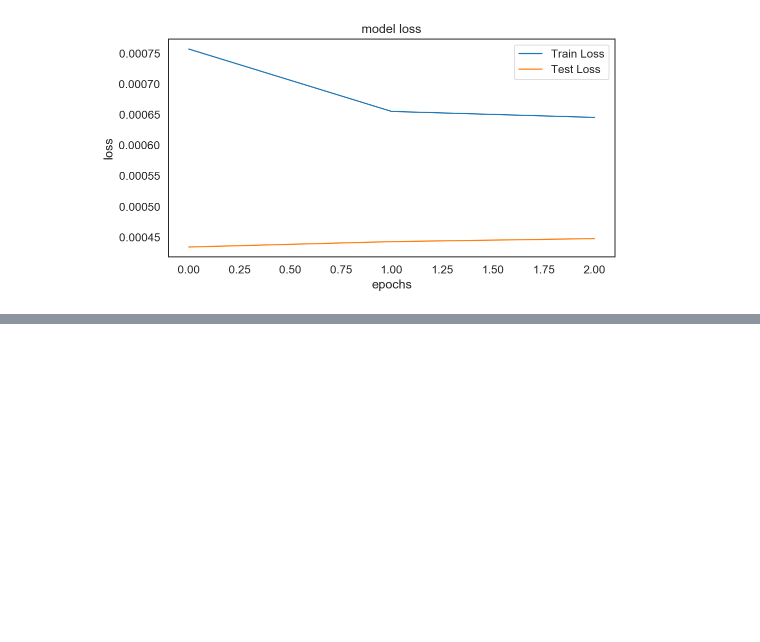
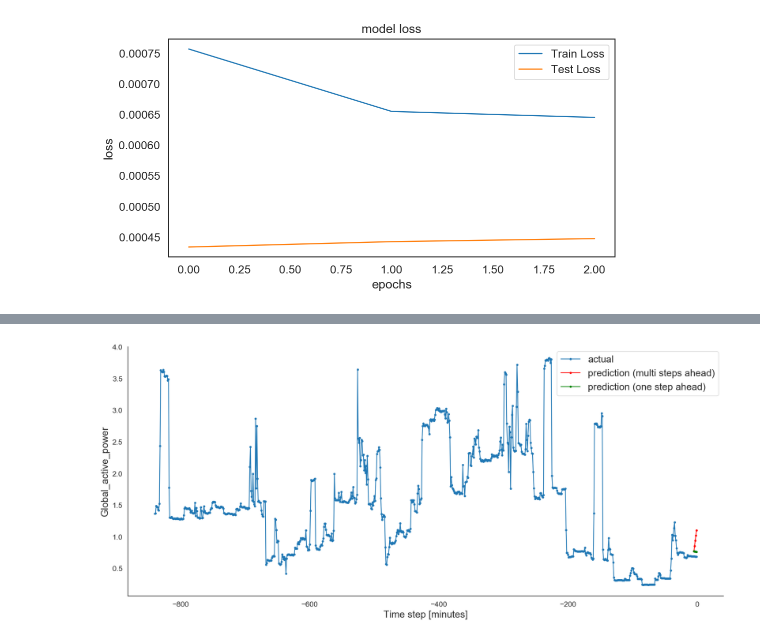
Before and after one commit to mariuszrokita/machine-learning-with-python, a Jupyter notebook: notebooks/time series/LSTM Time Series Power Consumption.ipynb, the cells around one changed output, grey strips where cells are left out. Saved outputs shown, nothing was run; the diff lists cells and outputs as text; code cells hidden in the pictures; blank space fills up the shorter version.

```diff
--- a/notebooks/time series/LSTM Time Series Power Consumption.ipynb
+++ b/notebooks/time series/LSTM Time Series Power Consumption.ipynb
@@ -552,0 +563,39 @@ plt.show();
+# %%
+time_steps_ahead = -5
+
+Y_multiple_time_steps_pred = []
+X_multiple_time_steps_pred = X_test[time_steps_ahead].reshape(1,1,30)
+
+for i in range(time_steps_ahead, 0):
+    #print(f"--- iter: ", i)
+    #print(X_multiple_time_steps_pred)
+    y_pred = model.predict(X_multiple_time_steps_pred)
+    #print(y_pred)
+    # add prediction to collection
+    Y_multiple_time_steps_pred.append(y_pred[0][0])
+    #print(Y_multiple_time_steps_pred)
+    # construct new vector X for prediction
+    X_multiple_time_steps_pred = np.roll(X_multiple_time_steps_pred, (0,0,-1)) # shift by one to the left
+    X_multiple_time_steps_pred[0][0][29] = y_pred[0][0]
+    #print(X_multiple_time_steps_pred)
+# %%
+plt.figure(figsize=(14,6))
+plt.plot(range(-840,0), Y_test[0][-840:], marker='.', label="actual")
+
+plt.plot(range(time_steps_ahead,0),
+         scaler.inverse_transform([Y_multiple_time_steps_pred])[0],
+         color='r', marker='.', label="prediction (multi steps ahead)")
+
+plt.plot(range(time_steps_ahead,0),
+         test_predict[:,0][time_steps_ahead:],
+         color='g', marker='.', label="prediction (one step ahead)")
+
+plt.tight_layout()
+sns.despine(top=True)
+plt.subplots_adjust(left=0.07)
+plt.ylabel('Global_active_power', size=15)
+plt.xlabel('Time step [minutes]', size=15)
+plt.legend(fontsize=15)
+plt.show();
+# %% [output]
+[figure, added]
```
Also changed, not shown: parts of 4 cells of this notebook.
